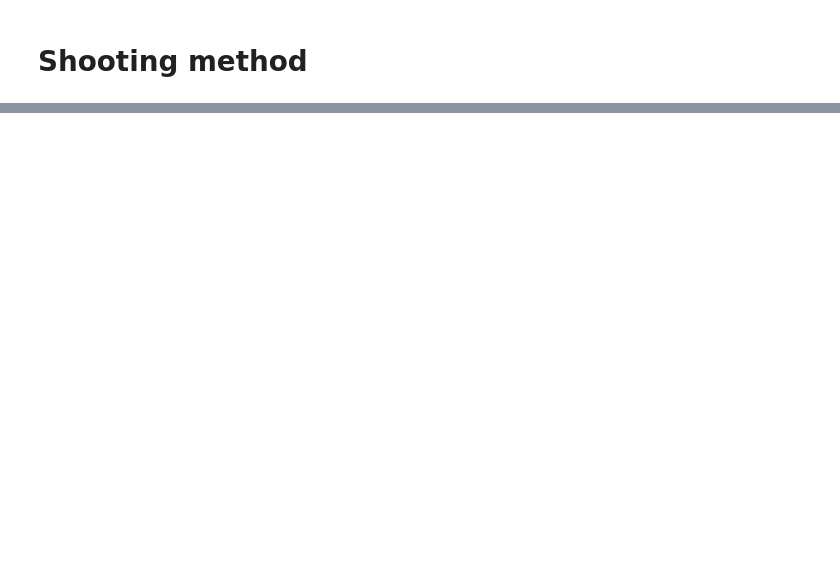
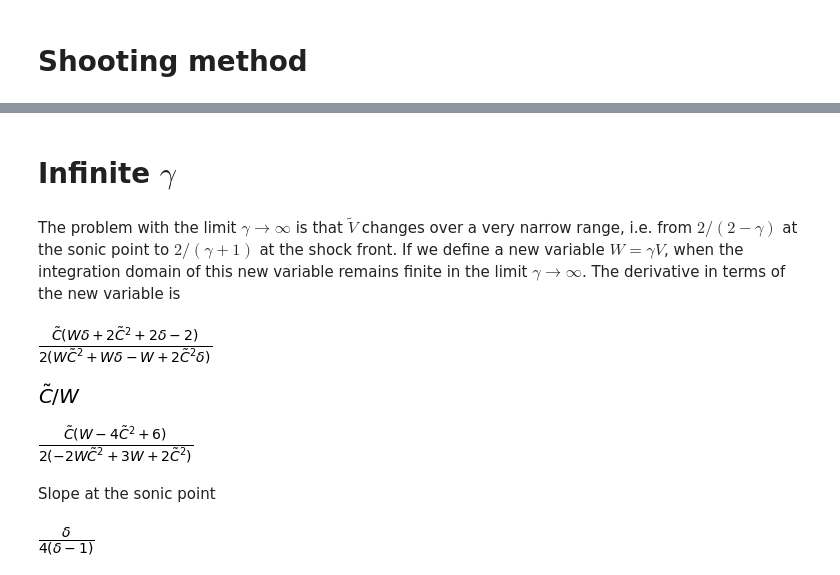
Before and after one commit to bolverk/cratering_problem, a Jupyter notebook: testing_zeldovich.ipynb, the cells around one changed output, grey strips where cells are left out. Cells and saved outputs as stored; diff of their text form; code cells hidden in the pictures; blank space fills up the shorter version.

```diff
--- a/testing_zeldovich.ipynb
+++ b/testing_zeldovich.ipynb
@@ -547,0 +266,8 @@ phase_space_plot(-0.62, 5./3.)
+# %%
+%matplotlib notebook
+matplotlib.rcParams.update({'font.size': 18})
+pylab.plot(gamma_list, delta_list, '.')
+pylab.xlabel(r'$\gamma$')
+pylab.ylabel(r'$\delta$')
+pylab.tight_layout()
+pass
@@ -547,0 +283,8 @@ phase_space_plot(-0.62, 5./3.)
+# %%
+%matplotlib notebook
+matplotlib.rcParams.update({'font.size': 18})
+pylab.plot(gamma_list_2, delta_list_2, '.')
+pylab.xlabel(r'$\gamma$')
+pylab.ylabel(r'$\delta$')
+pylab.tight_layout()
+pass
@@ -547,0 +294,12 @@ phase_space_plot(-0.62, 5./3.)
+# %%
+%matplotlib notebook
+matplotlib.rcParams.update({'font.size': 18})
+from scipy.interpolate import interp1d
+smoother = interp1d(numpy.concatenate(([1], gamma_list, gamma_list_2)),
+                    numpy.concatenate(([-1],delta_list, delta_list_2)))
+dense_gamma_list = numpy.linspace(1,gamma_list_2[-1],10000)
+pylab.plot(dense_gamma_list,
+           smoother(dense_gamma_list), linewidth=4)
+pylab.xlabel(r'$\gamma$')
+pylab.ylabel(r'$\delta$')
+pylab.tight_layout()
@@ -547,0 +309,44 @@ phase_space_plot(-0.62, 5./3.)
+# %% [markdown]
+# Infinite $\gamma$
+# %% [markdown]
+The problem with the limit $\gamma \rightarrow \infty$ is that $\tilde{V}$ changes over a very narrow range, i.e. from $2/\left(2-\gamma\right)$ at the sonic point to $2/\left(\gamma+1\right)$ at the shock front. If we define a new variable $W = \gamma V$, when the integration domain of this new variable remains finite in the limit $\gamma \rightarrow \infty$. The derivative in terms of the new variable is
+# %%
+W = sympy.Symbol('W', positive=True)
+temp = dCdV
+temp = temp.subs(V_tilde,W/gamma)
+temp = sympy.series(temp,gamma,sympy.oo,0)
+temp = temp.removeO()
+temp = temp/gamma
+temp = temp.simplify()
+dCdW = temp
+dCdW
+# %% [output]
+[figure, added]
+# %%
+dCdW.subs(delta,0).simplify()
+# %% [output]
+[figure, added]
+# %%
+dCdW.subs(delta,sympy.Rational(-1,2)).simplify()
+# %% [output]
+[figure, added]
+# %% [markdown]
+Slope at the sonic point
+# %%
+beta = sympy.Symbol('beta', positive=True) # Slope
+temp = dCdV.subs(C_tilde,C_sonic+alpha*DeltaV)
+temp = temp.subs(V_tilde, V_sonic+DeltaV)
+temp = sympy.fraction(temp)
+temp = [sympy.diff(temp[0],DeltaV,2).subs(DeltaV,0).simplify(),
+        sympy.diff(temp[1],DeltaV,2).subs(DeltaV,0).simplify()]
+temp = temp[0]/temp[1]
+temp = temp.subs(alpha, gamma*beta)
+temp = temp/gamma
+temp = temp.series(gamma,sympy.oo,1)
+temp = temp.removeO()
+temp = temp.simplify()
+temp = sympy.solve(temp-beta,beta)[0]
+infinite_gamma_sonic_slope = temp
+infinite_gamma_sonic_slope
+# %% [output]
+[figure, added]
```
Also changed, not shown: parts of 61 cells of this notebook.
